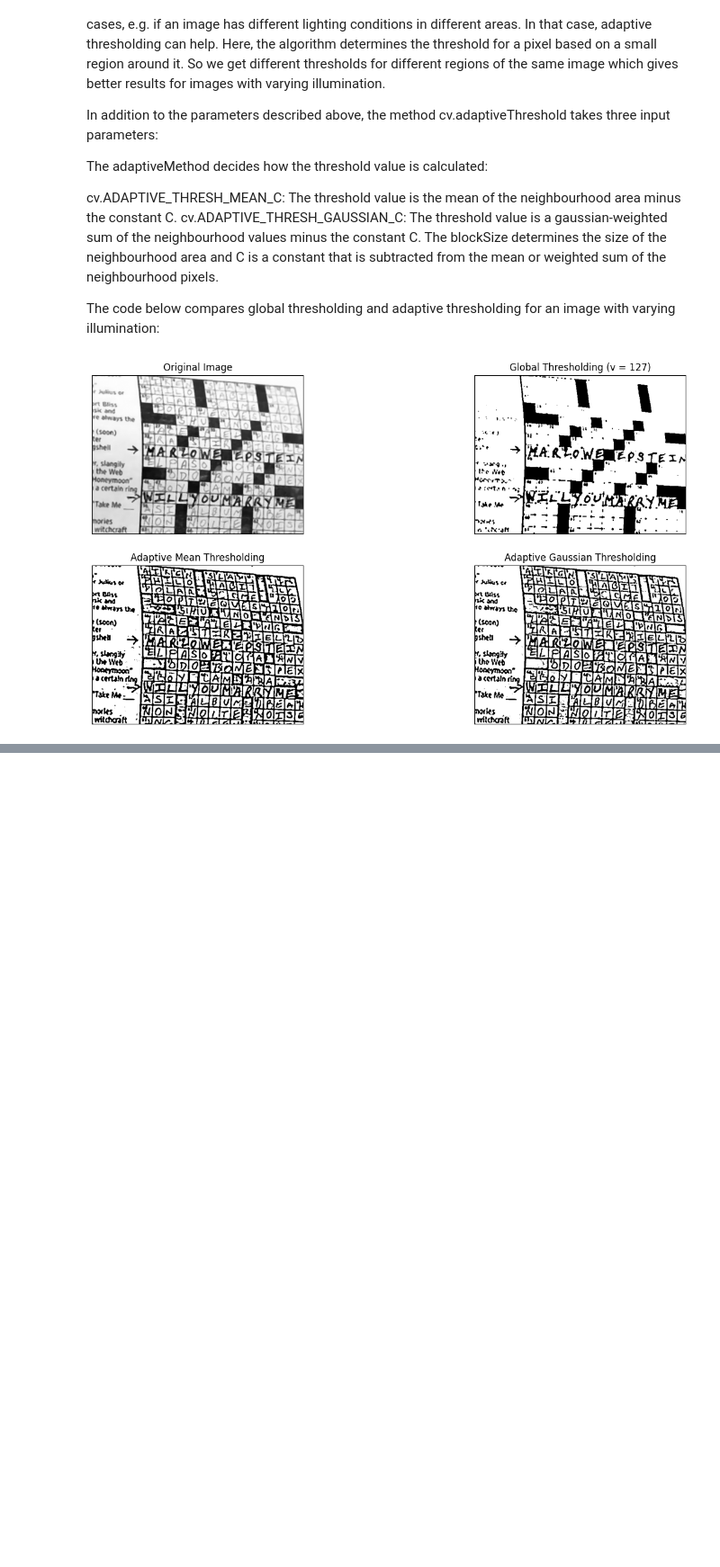
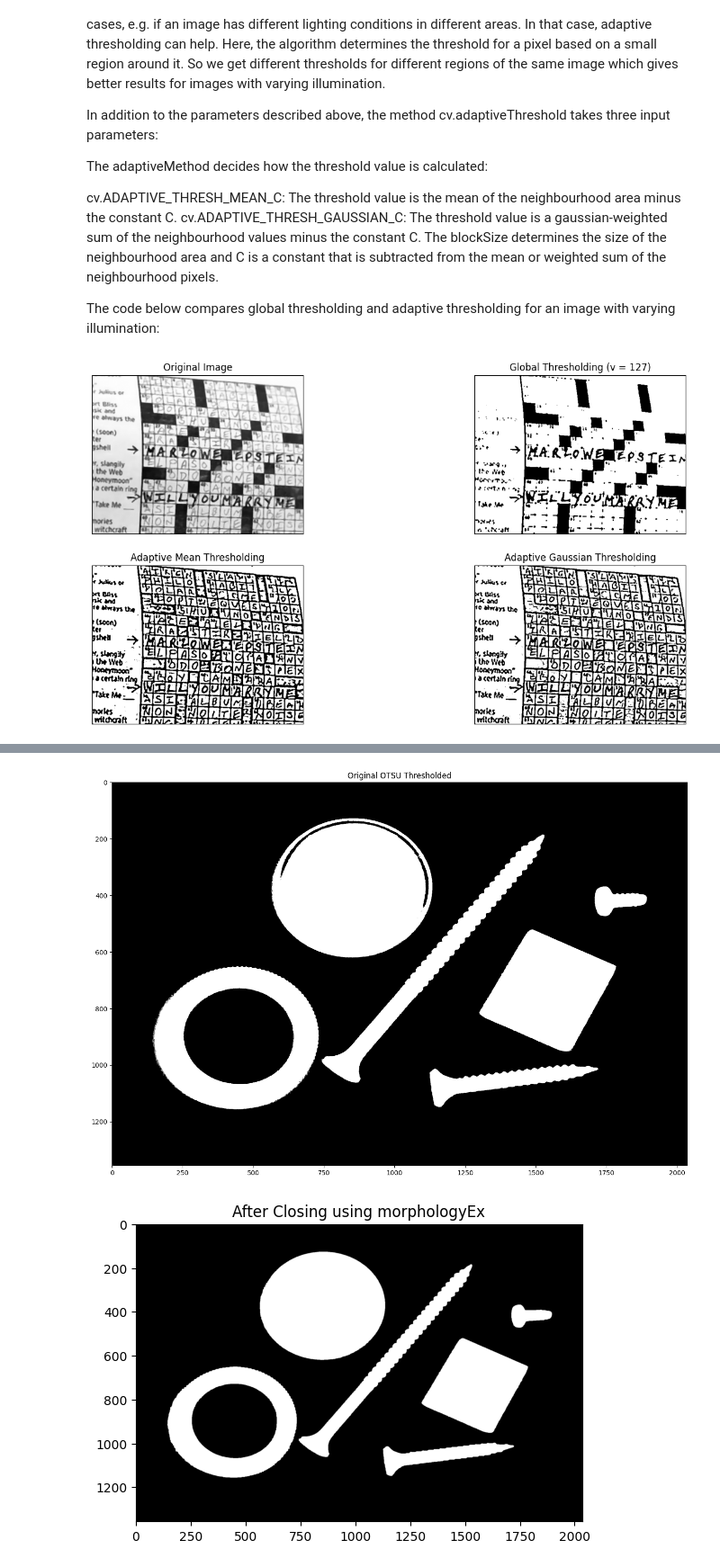
Before and after one commit to goldlego19/ImageProcessingAndComputerVision, a Jupyter notebook: Lecture9-BinaryImages.ipynb, the cells around one changed output, grey strips where cells are left out. Shown at 90% size. Saved outputs shown, nothing was run; the diff lists cells and outputs as text; code cells hidden in the pictures; blank space fills up the shorter version.

```diff
--- a/Lecture9-BinaryImages.ipynb
+++ b/Lecture9-BinaryImages.ipynb
@@ -111,0 +185,25 @@ plt.show()
+# %%
+#Faster Closing or opening
+
+
+imBGR = cv2.imread('images/objects.png')
+imRGB = cv2.cvtColor(imBGR,cv2.COLOR_BGR2RGB)
+
+plt.figure(figsize=(16,16))
+imGray = cv2.cvtColor(imRGB,cv2.COLOR_RGB2GRAY)
+ret,thresh = cv2.threshold(imGray,0,255,cv2.THRESH_BINARY_INV+cv2.THRESH_OTSU)
+
+
+plt.imshow(thresh,'gray',vmin=0,vmax=255)
+plt.title('Original OTSU Thresholded')
+plt.show()
+
+SE=np.ones((9,9),np.uint8)
+
+closing = cv2.morphologyEx(thresh, cv2.MORPH_CLOSE, SE, iterations=2)
+plt.imshow(closing,'gray',vmin=0,vmax=255)
+plt.title('After Closing using morphologyEx')
+plt.show()
+# %% [output]
+[figure, added]
+[figure, added]
```
Also changed, not shown: parts of 3 cells of this notebook, 10 other files.
